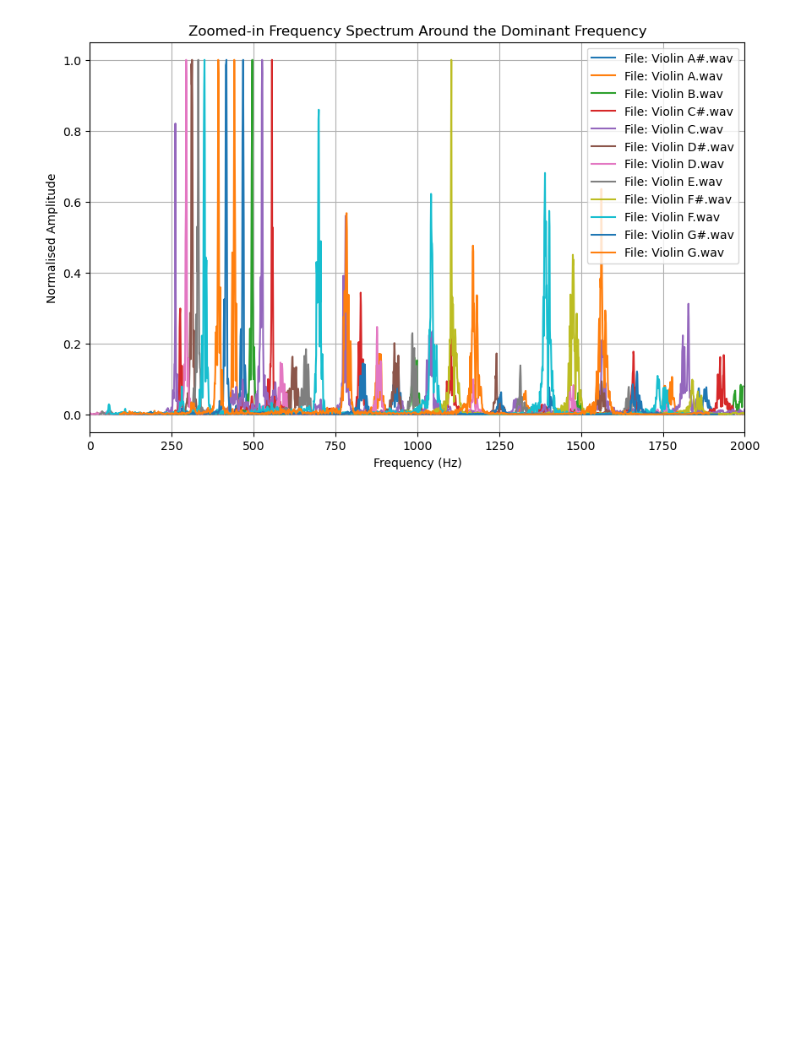
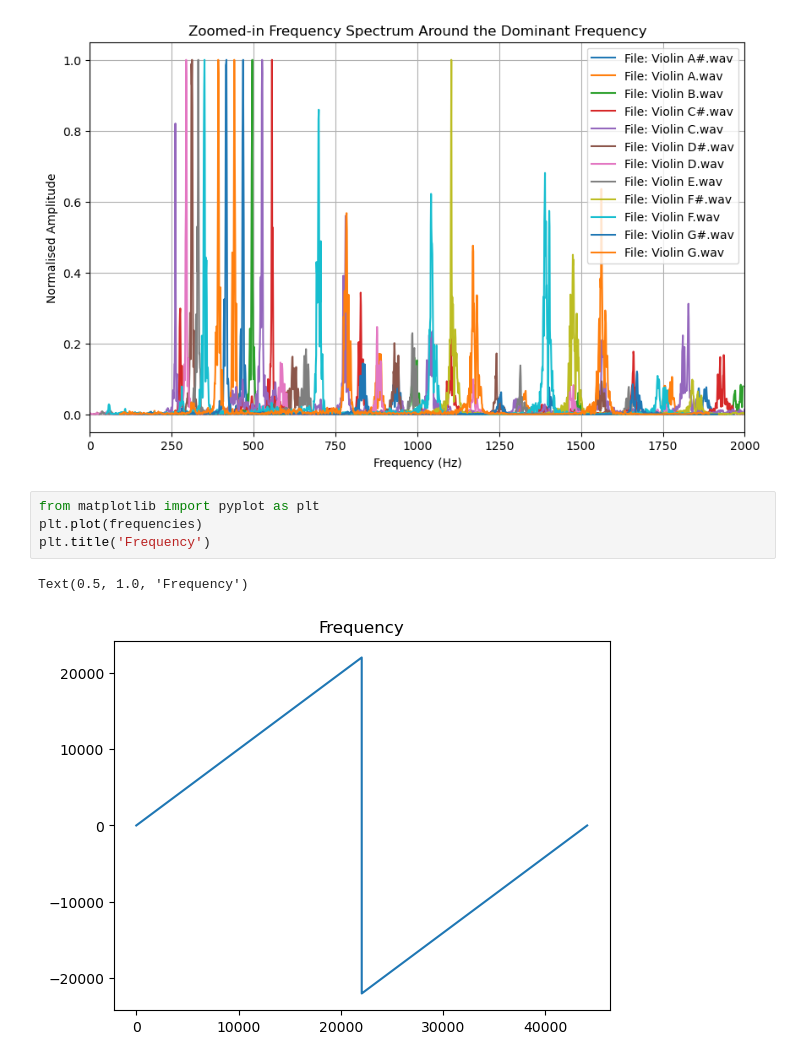
Before and after one commit to SPS-SP2273/learning-portfolio-2025-january-eggvoki, a Jupyter notebook: App challenge (learn pandas)/ Violin 12 notes attempt.ipynb, the cells around one changed output. Drawn from its saved outputs; the diff is of its cells as text; blank space fills up the shorter version.

```diff
--- a/App challenge (learn pandas)/ Violin 12 notes attempt.ipynb
+++ b/App challenge (learn pandas)/ Violin 12 notes attempt.ipynb
@@ -63,3 +63,10 @@ plt.legend()  # Show a legend to distinguish files
 plt.show()
 # %% [output]
 [figure]
+# %%
+from matplotlib import pyplot as plt
+plt.plot(frequencies)
+plt.title('Frequency')
+# %% [output]
+Text(0.5, 1.0, 'Frequency')
+[figure, added]
```
Also changed, not shown: parts of 4 cells of this notebook.
